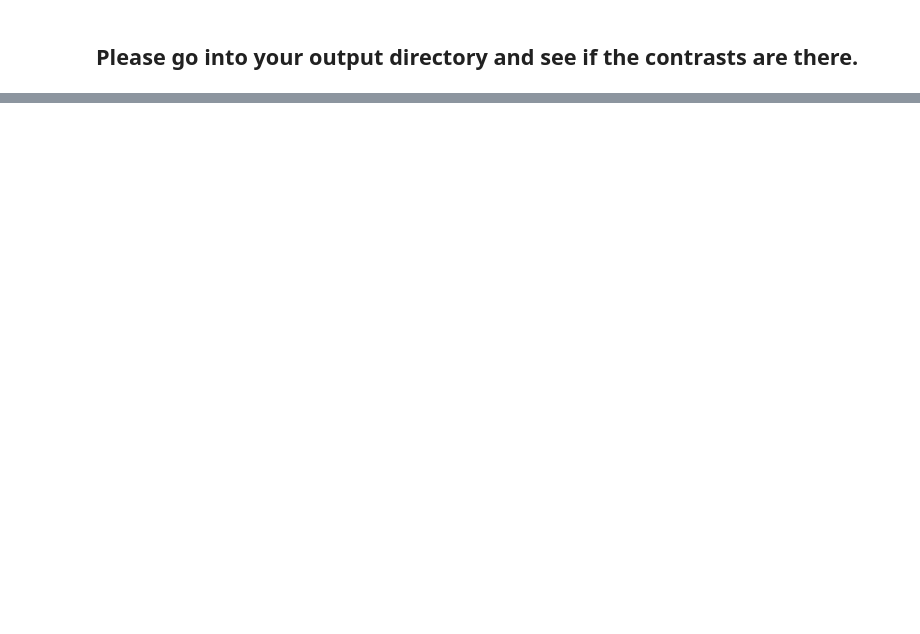
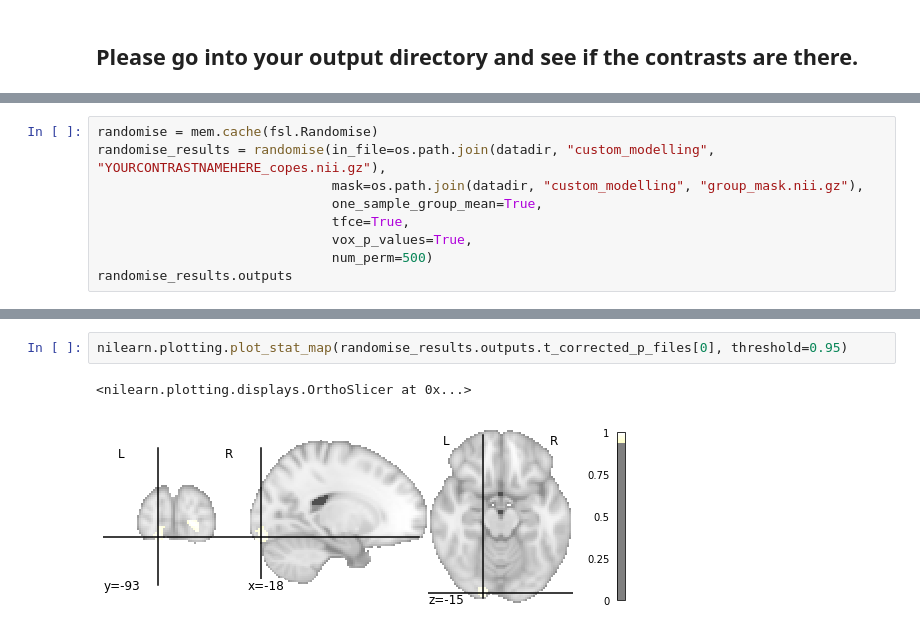
Before and after one commit to mtnhuck/psych60_jhub, a Jupyter notebook: ClassData/ClassProject1stLevelModeling_AllSubjects.ipynb, the cells around one changed output, grey strips where cells are left out. Drawn from its saved outputs; the diff is of its cells as text; blank space fills up the shorter version.

Commit message:
Added permutation testing and stat map viewing

```diff
--- a/ClassData/ClassProject1stLevelModeling_AllSubjects.ipynb
+++ b/ClassData/ClassProject1stLevelModeling_AllSubjects.ipynb
@@ -628,0 +660,9 @@ We will do subject and group level analyses with a different notebook
+# %%
+randomise = mem.cache(fsl.Randomise)
+randomise_results = randomise(in_file=os.path.join(datadir, "custom_modelling", "YOURCONTRASTNAMEHERE_copes.nii.gz"),
+                              mask=os.path.join(datadir, "custom_modelling", "group_mask.nii.gz"),
+                              one_sample_group_mean=True,
+                              tfce=True,
+                              vox_p_values=True,
+                              num_perm=500)
+randomise_results.outputs
@@ -628,0 +693,5 @@ We will do subject and group level analyses with a different notebook
+# %%
+nilearn.plotting.plot_stat_map(randomise_results.outputs.t_corrected_p_files[0], threshold=0.95)
+# %% [output]
+<nilearn.plotting.displays.OrthoSlicer at 0x...>
+[figure, added]
```
Also changed, not shown: parts of 29 cells of this notebook.
